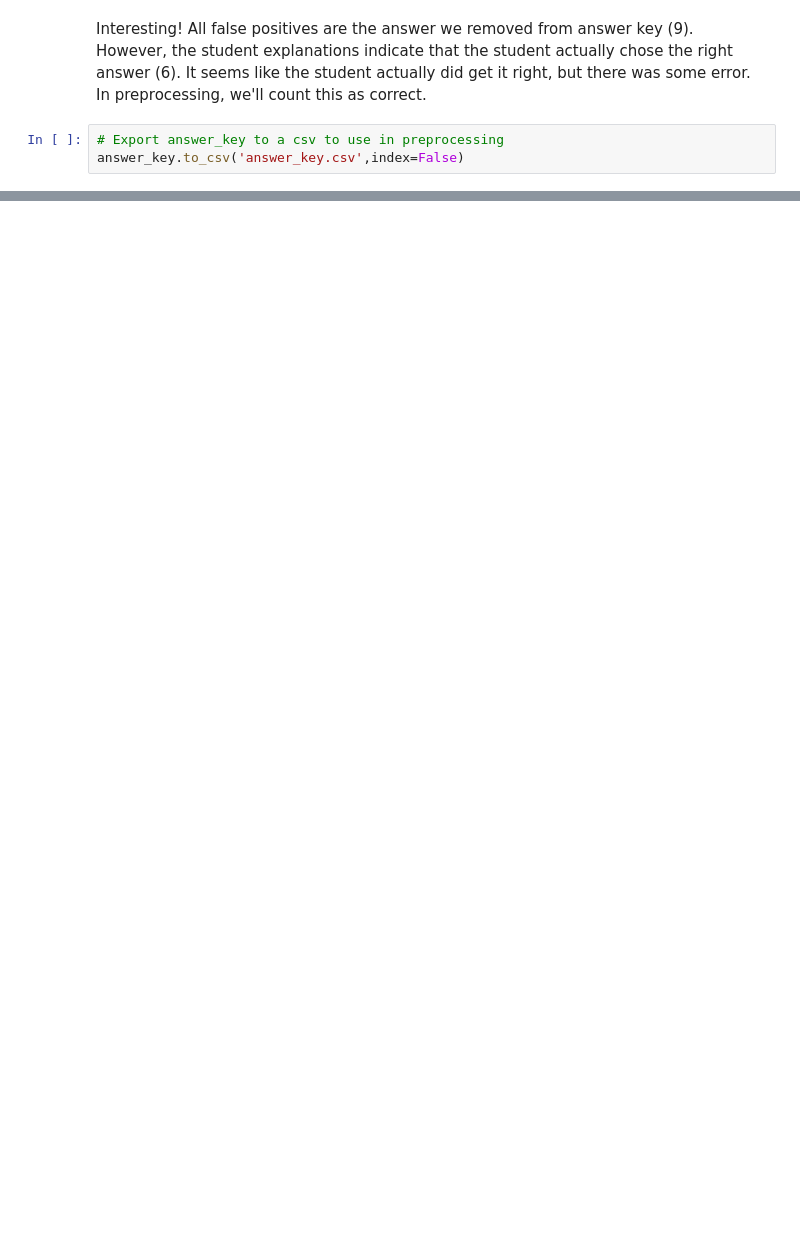
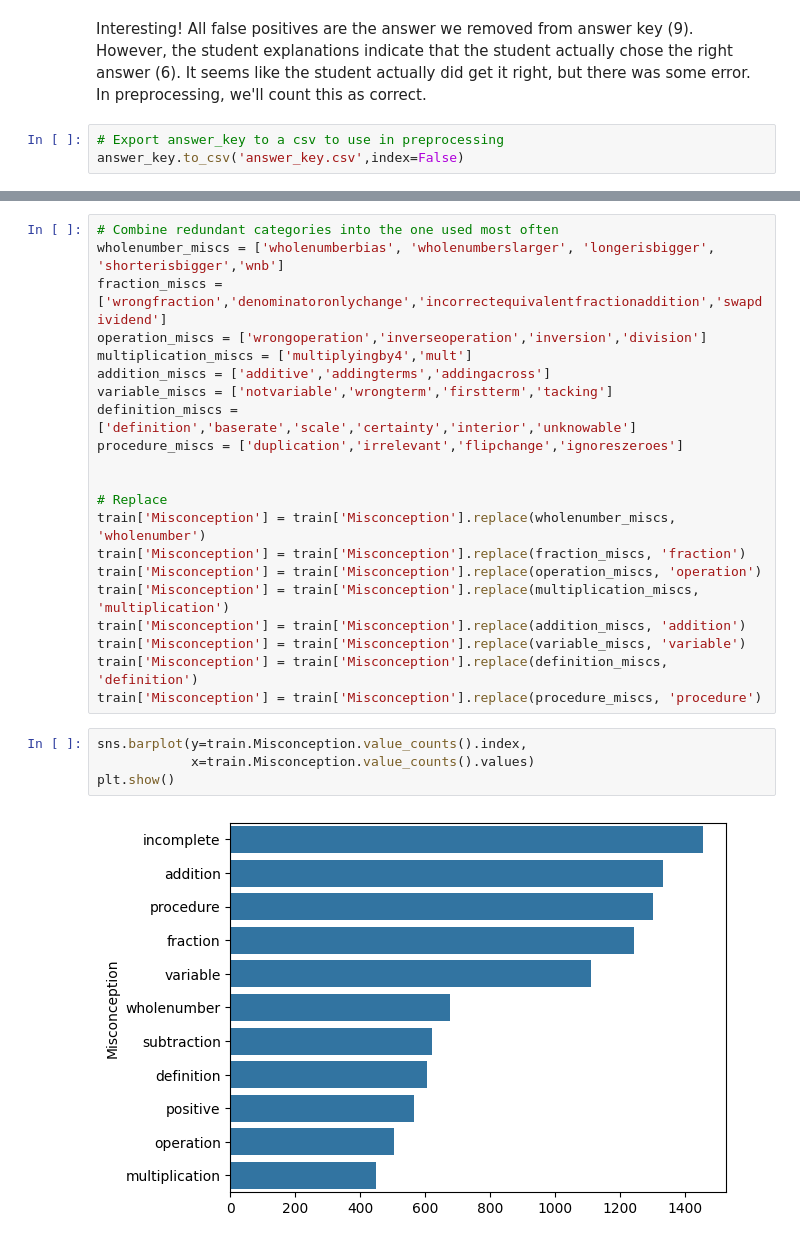
Before and after one commit to geojenk/MAP-ChartingStudentMathMisunderstandings, a Jupyter notebook: 01_data_wrangling_eda.ipynb, the cells around one changed output, grey strips where cells are left out. Cells and saved outputs as stored; diff of their text form; blank space fills up the shorter version.

```diff
--- a/01_data_wrangling_eda.ipynb
+++ b/01_data_wrangling_eda.ipynb
@@ -524,0 +526,27 @@ answer_key.to_csv('answer_key.csv',index=False)
+# %%
+# Combine redundant categories into the one used most often
+wholenumber_miscs = ['wholenumberbias', 'wholenumberslarger', 'longerisbigger', 'shorterisbigger','wnb']
+fraction_miscs = ['wrongfraction','denominatoronlychange','incorrectequivalentfractionaddition','swapdividend']
+operation_miscs = ['wrongoperation','inverseoperation','inversion','division']
+multiplication_miscs = ['multiplyingby4','mult']
+addition_miscs = ['additive','addingterms','addingacross']
+variable_miscs = ['notvariable','wrongterm','firstterm','tacking']
+definition_miscs = ['definition','baserate','scale','certainty','interior','unknowable']
+procedure_miscs = ['duplication','irrelevant','flipchange','ignoreszeroes']
+
+
+# Replace
+train['Misconception'] = train['Misconception'].replace(wholenumber_miscs, 'wholenumber')
+train['Misconception'] = train['Misconception'].replace(fraction_miscs, 'fraction')
+train['Misconception'] = train['Misconception'].replace(operation_miscs, 'operation')
+train['Misconception'] = train['Misconception'].replace(multiplication_miscs, 'multiplication')
+train['Misconception'] = train['Misconception'].replace(addition_miscs, 'addition')
+train['Misconception'] = train['Misconception'].replace(variable_miscs, 'variable')
+train['Misconception'] = train['Misconception'].replace(definition_miscs, 'definition')
+train['Misconception'] = train['Misconception'].replace(procedure_miscs, 'procedure')
+# %%
+sns.barplot(y=train.Misconception.value_counts().index,
+            x=train.Misconception.value_counts().values)
+plt.show()
+# %% [output]
+[figure, added]
```
Also changed, not shown: parts of 4 cells of this notebook.
